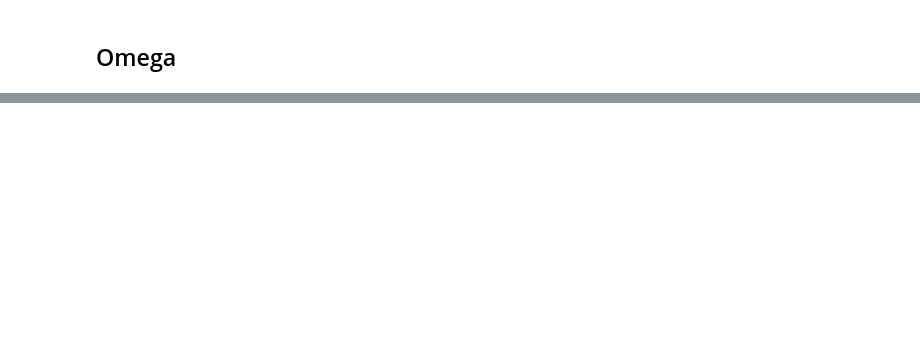
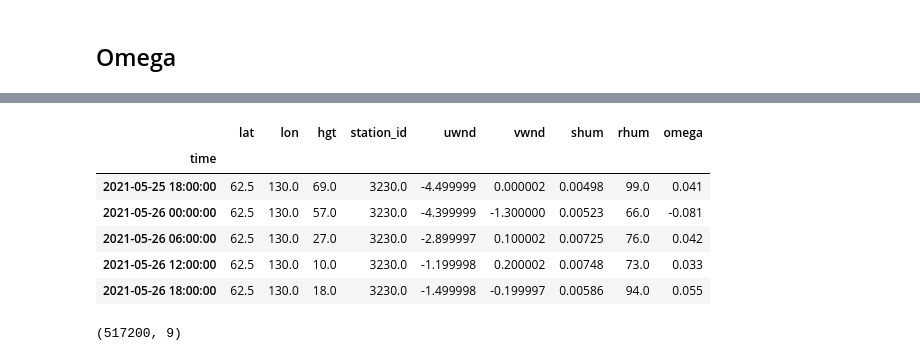
Before and after one commit to omoreva/emergencydatahack, a Jupyter notebook: Addidional_data.ipynb, the cells around one changed output, grey strips where cells are left out. Saved outputs shown, nothing was run; the diff lists cells and outputs as text; code cells hidden in the pictures; blank space fills up the shorter version.

```diff
--- a/Addidional_data.ipynb
+++ b/Addidional_data.ipynb
@@ -464,0 +763,14 @@ rhum_data.to_pickle(os.path.join(files, 'hydro_to_rhum.pkl'))
+# %%
+all_data_1000_df.tail()
+# %% [output]
+|  | lat | lon | hgt | station_id | uwnd | vwnd | shum | rhum | omega |
+| time |  |  |  |  |  |  |  |  |  |
+| 2021-05-25 18:00:00 | 62.5 | 130.0 | 69.0 | 3230.0 | -4.499999 | 0.000002 | 0.00498 | 99.0 | 0.041 |
+| 2021-05-26 00:00:00 | 62.5 | 130.0 | 57.0 | 3230.0 | -4.399999 | -1.300000 | 0.00523 | 66.0 | -0.081 |
+| 2021-05-26 06:00:00 | 62.5 | 130.0 | 27.0 | 3230.0 | -2.899997 | 0.100002 | 0.00725 | 76.0 | 0.042 |
+| 2021-05-26 12:00:00 | 62.5 | 130.0 | 10.0 | 3230.0 | -1.199998 | 0.200002 | 0.00748 | 73.0 | 0.033 |
+| 2021-05-26 18:00:00 | 62.5 | 130.0 | 18.0 | 3230.0 | -1.499998 | -0.199997 | 0.00586 | 94.0 | 0.055 |
+# %%
+all_data_1000_df.shape
+# %% [output]
+(517200, 9)
```
Also changed, not shown: parts of 52 cells of this notebook.
